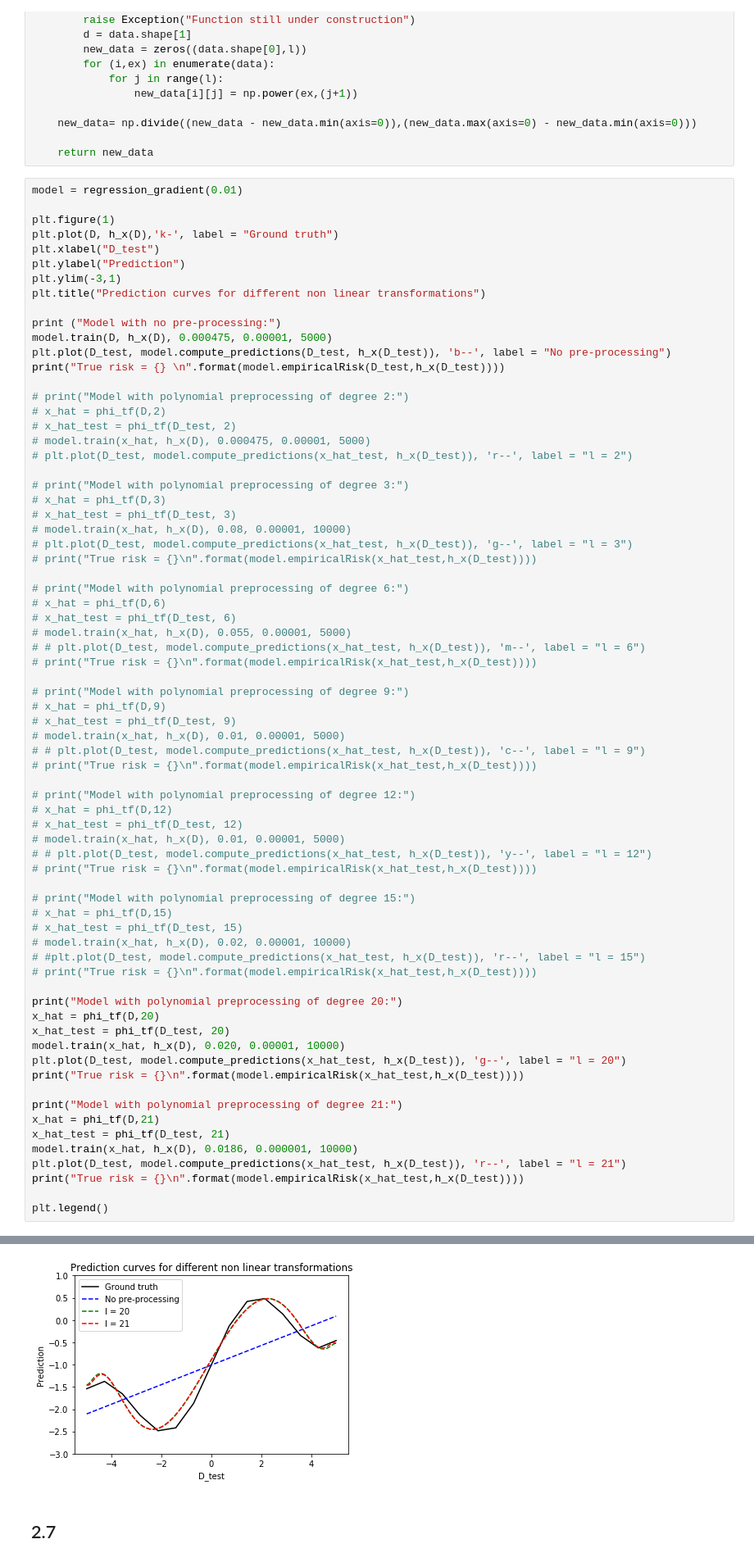
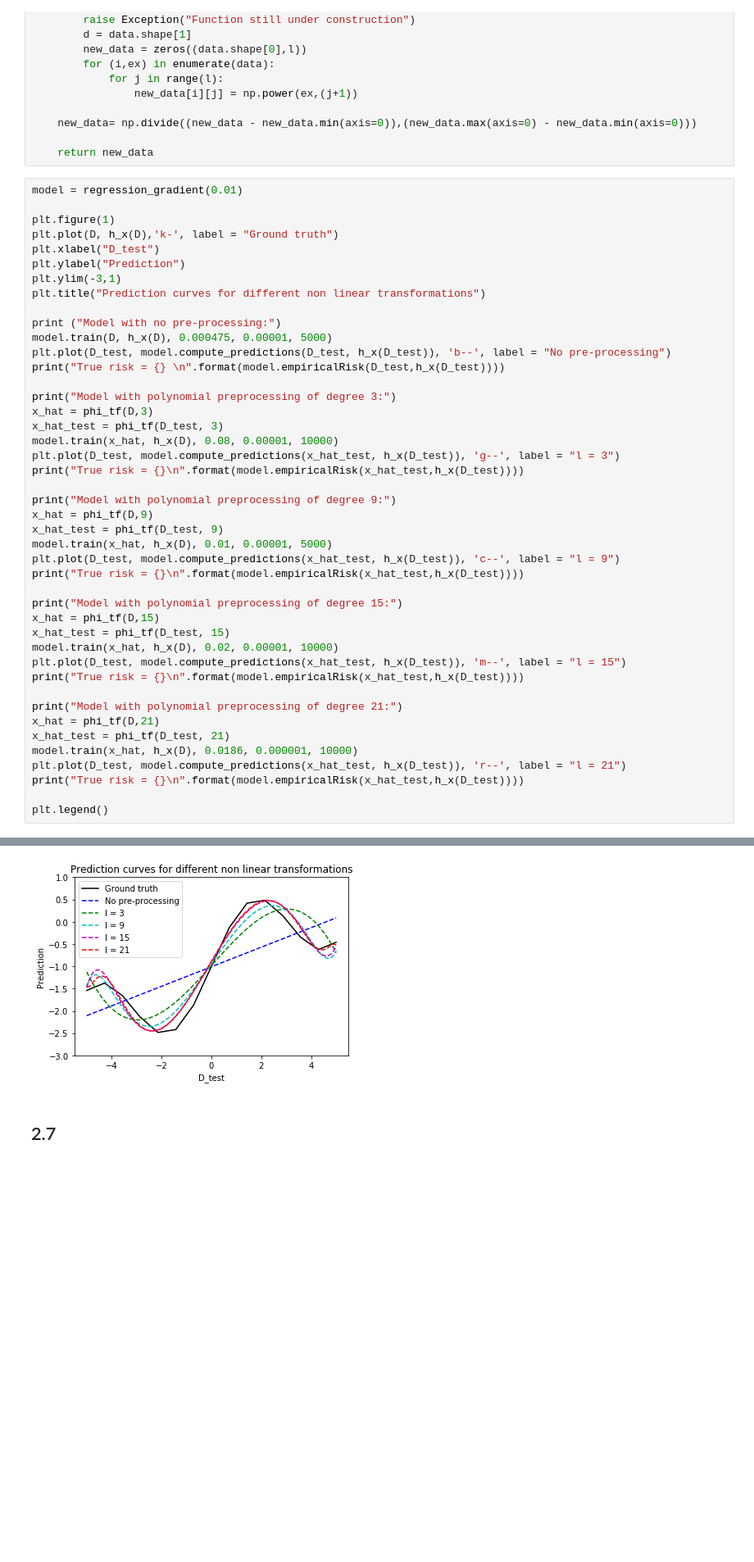
Before and after one commit to marued/IFT6390, a Jupyter notebook: Homeworks/Homework2/Homework2.ipynb, the cells around one changed output, grey strips where cells are left out. Shown: that part at 82% size. Cells and saved outputs as stored; diff of their text form; blank space fills up the shorter version.

```diff
--- a/Homeworks/Homework2/Homework2.ipynb
+++ b/Homeworks/Homework2/Homework2.ipynb
@@ -529,52 +529,25 @@ model.train(D, h_x(D), 0.000475, 0.00001, 5000)
 plt.plot(D_test, model.compute_predictions(D_test, h_x(D_test)), 'b--', label = "No pre-processing")
 print("True risk = {} \n".format(model.empiricalRisk(D_test,h_x(D_test))))
 
-# print("Model with polynomial preprocessing of degree 2:")
-# x_hat = phi_tf(D,2)
-# x_hat_test = phi_tf(D_test, 2)
-# model.train(x_hat, h_x(D), 0.000475, 0.00001, 5000)
-# plt.plot(D_test, model.compute_predictions(x_hat_test, h_x(D_test)), 'r--', label = "l = 2")
+print("Model with polynomial preprocessing of degree 3:")
+x_hat = phi_tf(D,3)
+x_hat_test = phi_tf(D_test, 3)
+model.train(x_hat, h_x(D), 0.08, 0.00001, 10000)
+plt.plot(D_test, model.compute_predictions(x_hat_test, h_x(D_test)), 'g--', label = "l = 3")
+print("True risk = {}\n".format(model.empiricalRisk(x_hat_test,h_x(D_test))))
 
-# print("Model with polynomial preprocessing of degree 3:")
-# x_hat = phi_tf(D,3)
-# x_hat_test = phi_tf(D_test, 3)
-# model.train(x_hat, h_x(D), 0.08, 0.00001, 10000)
-# plt.plot(D_test, model.compute_predictions(x_hat_test, h_x(D_test)), 'g--', label = "l = 3")
-# print("True risk = {}\n".format(model.empiricalRisk(x_hat_test,h_x(D_test))))
+print("Model with polynomial preprocessing of degree 9:")
+x_hat = phi_tf(D,9)
+x_hat_test = phi_tf(D_test, 9)
+model.train(x_hat, h_x(D), 0.01, 0.00001, 5000)
+plt.plot(D_test, model.compute_predictions(x_hat_test, h_x(D_test)), 'c--', label = "l = 9")
+print("True risk = {}\n".format(model.empiricalRisk(x_hat_test,h_x(D_test))))
 
-# print("Model with polynomial preprocessing of degree 6:")
-# x_hat = phi_tf(D,6)
-# x_hat_test = phi_tf(D_test, 6)
-# model.train(x_hat, h_x(D), 0.055, 0.00001, 5000)
-# # plt.plot(D_test, model.compute_predictions(x_hat_test, h_x(D_test)), 'm--', label = "l = 6")
-# print("True risk = {}\n".format(model.empiricalRisk(x_hat_test,h_x(D_test))))
-
-# print("Model with polynomial preprocessing of degree 9:")
-# x_hat = phi_tf(D,9)
-# x_hat_test = phi_tf(D_test, 9)
-# model.train(x_hat, h_x(D), 0.01, 0.00001, 5000)
-# # plt.plot(D_test, model.compute_predictions(x_hat_test, h_x(D_test)), 'c--', label = "l = 9")
-# print("True risk = {}\n".format(model.empiricalRisk(x_hat_test,h_x(D_test))))
-
-# print("Model with polynomial preprocessing of degree 12:")
-# x_hat = phi_tf(D,12)
-# x_hat_test = phi_tf(D_test, 12)
-# model.train(x_hat, h_x(D), 0.01, 0.00001, 5000)
-# # plt.plot(D_test, model.compute_predictions(x_hat_test, h_x(D_test)), 'y--', label = "l = 12")
-# print("True risk = {}\n".format(model.empiricalRisk(x_hat_test,h_x(D_test))))
-
-# print("Model with polynomial preprocessing of degree 15:")
-# x_hat = phi_tf(D,15)
-# x_hat_test = phi_tf(D_test, 15)
-# model.train(x_hat, h_x(D), 0.02, 0.00001, 10000)
-# #plt.plot(D_test, model.compute_predictions(x_hat_test, h_x(D_test)), 'r--', label = "l = 15")
-# print("True risk = {}\n".format(model.empiricalRisk(x_hat_test,h_x(D_test))))
-
-print("Model with polynomial preprocessing of degree 20:")
-x_hat = phi_tf(D,20)
-x_hat_test = phi_tf(D_test, 20)
-model.train(x_hat, h_x(D), 0.020, 0.00001, 10000)
-plt.plot(D_test, model.compute_predictions(x_hat_test, h_x(D_test)), 'g--', label = "l = 20")
+print("Model with polynomial preprocessing of degree 15:")
+x_hat = phi_tf(D,15)
+x_hat_test = phi_tf(D_test, 15)
+model.train(x_hat, h_x(D), 0.02, 0.00001, 10000)
+plt.plot(D_test, model.compute_predictions(x_hat_test, h_x(D_test)), 'm--', label = "l = 15")
 print("True risk = {}\n".format(model.empiricalRisk(x_hat_test,h_x(D_test))))
 
 print("Model with polynomial preprocessing of degree 21:")
@@ -599,9 +575,9 @@ True risk = 6.477346834872934
 Model with polynomial preprocessing of degree 21:
 Training...
 Training completed with 10000 epochs
 True risk = 6.373246776491686
 <matplotlib.legend.Legend at 0x...>
-[figure, old version]
+[figure, new version]
 # %% [markdown]
 ## 2.7
 # %% [markdown]
```
Also changed, not shown: parts of 2 cells of this notebook.
